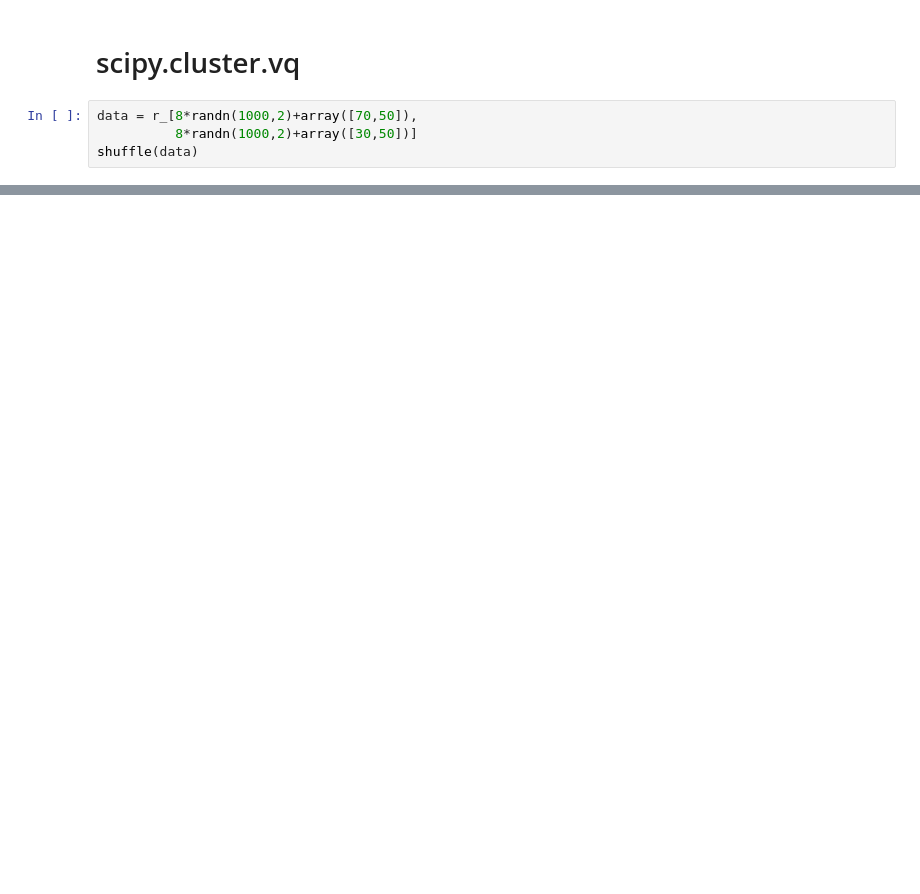
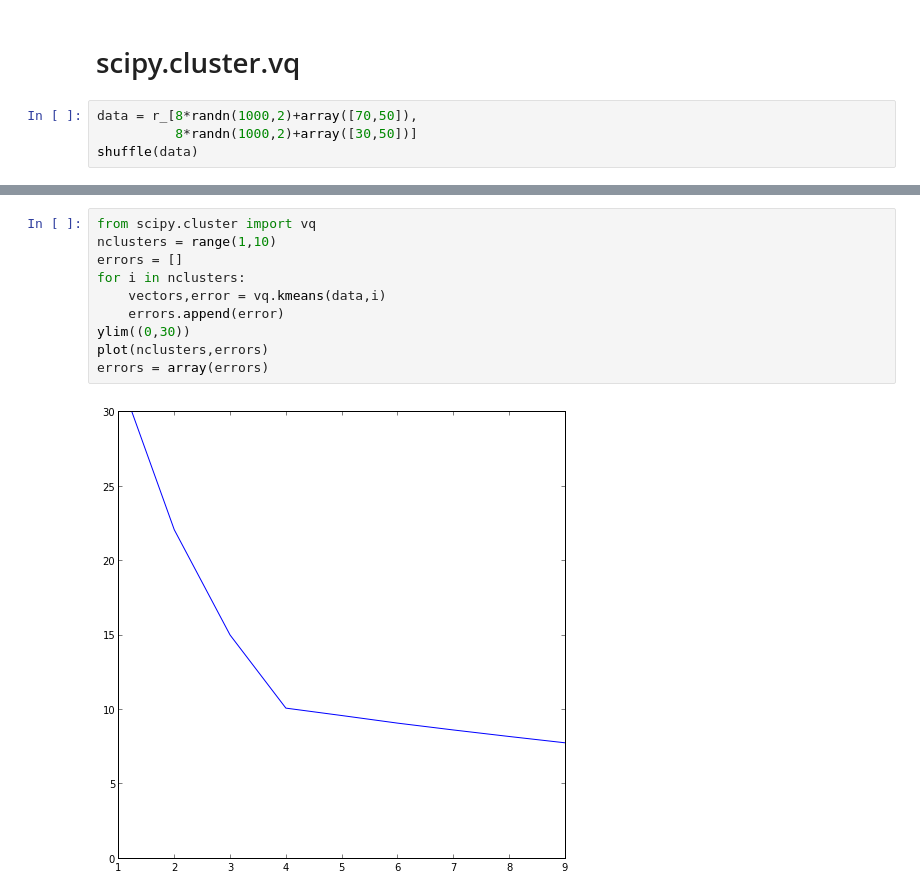
Before and after one commit to tmbdev-teaching/teaching-mmir, a Jupyter notebook: 32-clustering.ipynb, the cells around one changed output, grey strips where cells are left out. Drawn from its saved outputs; the diff is of its cells as text; blank space fills up the shorter version.

```diff
--- a/32-clustering.ipynb
+++ b/32-clustering.ipynb
@@ -102,0 +119,12 @@ plotclusters(data,centers)
+# %%
+from scipy.cluster import vq
+nclusters = range(1,10)
+errors = []
+for i in nclusters:
+    vectors,error = vq.kmeans(data,i)
+    errors.append(error)
+ylim((0,30))
+plot(nclusters,errors)
+errors = array(errors)
+# %% [output]
+[figure, added]
```
Also changed, not shown: parts of 26 cells of this notebook, 2 other files.
